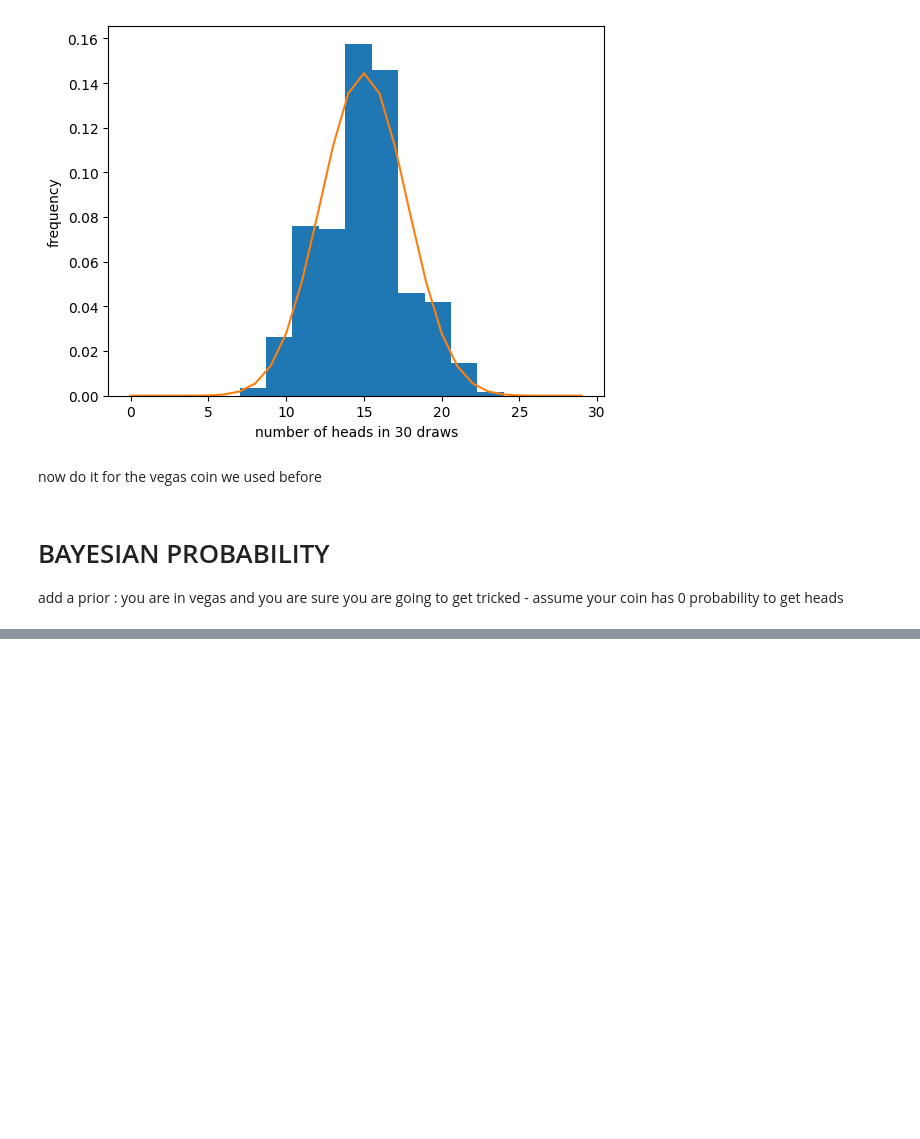
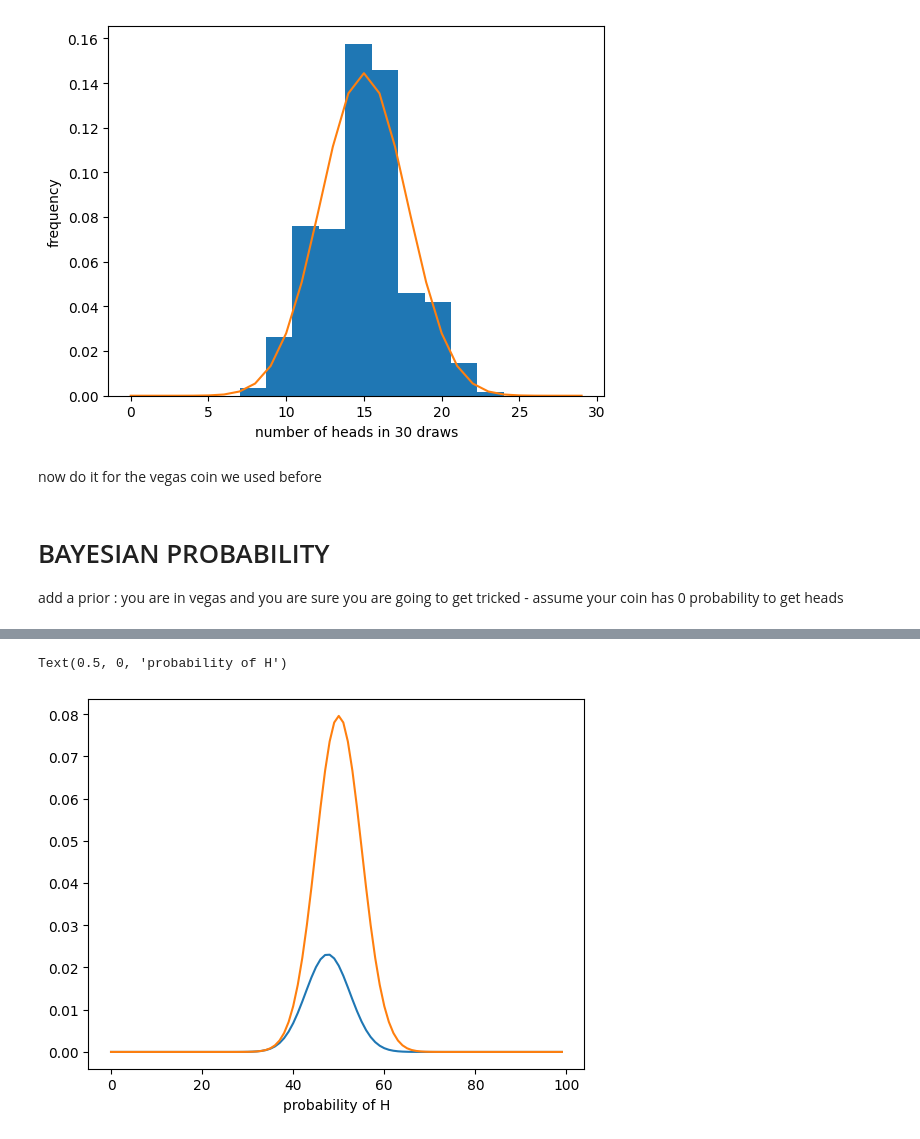
Before and after one commit to mnilsson8/DSPS_mNilsson, a Jupyter notebook: Labs/stat/Instructions_coin_tosses.ipynb, the cells around one changed output, grey strips where cells are left out. Cells and saved outputs as stored; diff of their text form; code cells hidden in the pictures; blank space fills up the shorter version.

```diff
--- a/Labs/stat/Instructions_coin_tosses.ipynb
+++ b/Labs/stat/Instructions_coin_tosses.ipynb
@@ -132,8 +148,13 @@ add a prior : you are in vegas and you are sure you are going to get tricked - a
 # %%
 #0 probability of getting heads=1, 100% probability of getting tails...
-plt.plot(x, prior, label="prior")
+plt.plot(likelihood*prior)
+plt.plot(likelihood)
+#plt.plot(x, prior, label="prior")
 plt.xlabel("probability of H")
-plt.yticks([0, 1], ["head", "tail"]);
+#plt.yticks([0, 1], ["head", "tail"]);
+# %% [output]
+Text(0.5, 0, 'probability of H')
+[figure, added]
 # %%
 #BAYES THEOREM:
 #Posterior = likelihood * prior / evidence ~ likelihood * priori
```
Also changed, not shown: parts of 3 cells of this notebook.
